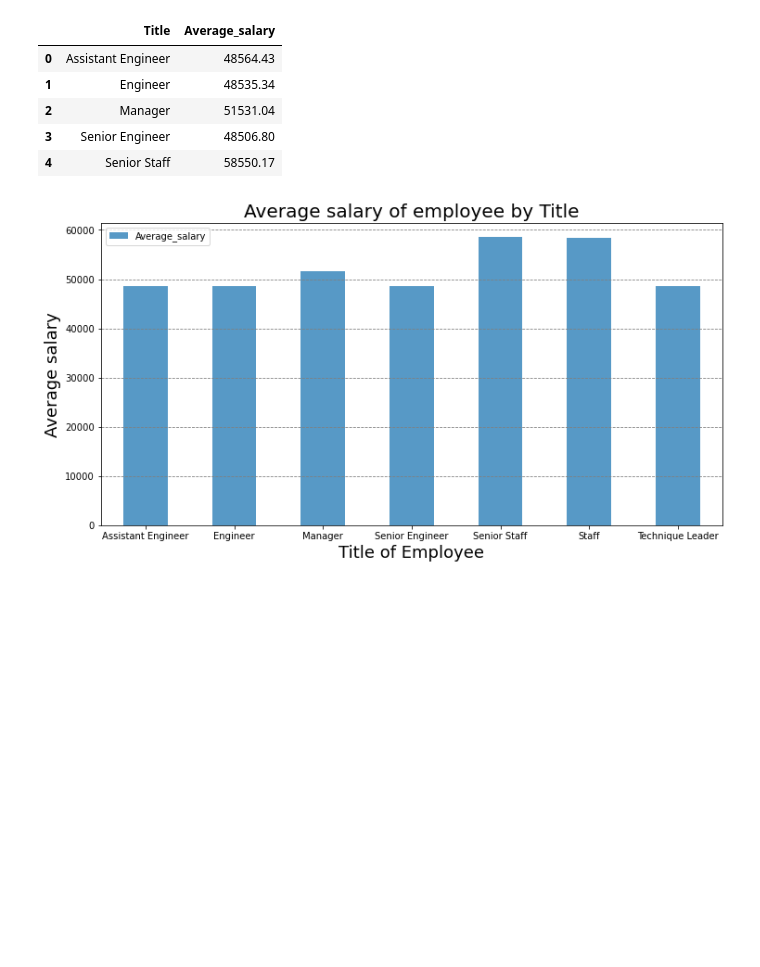
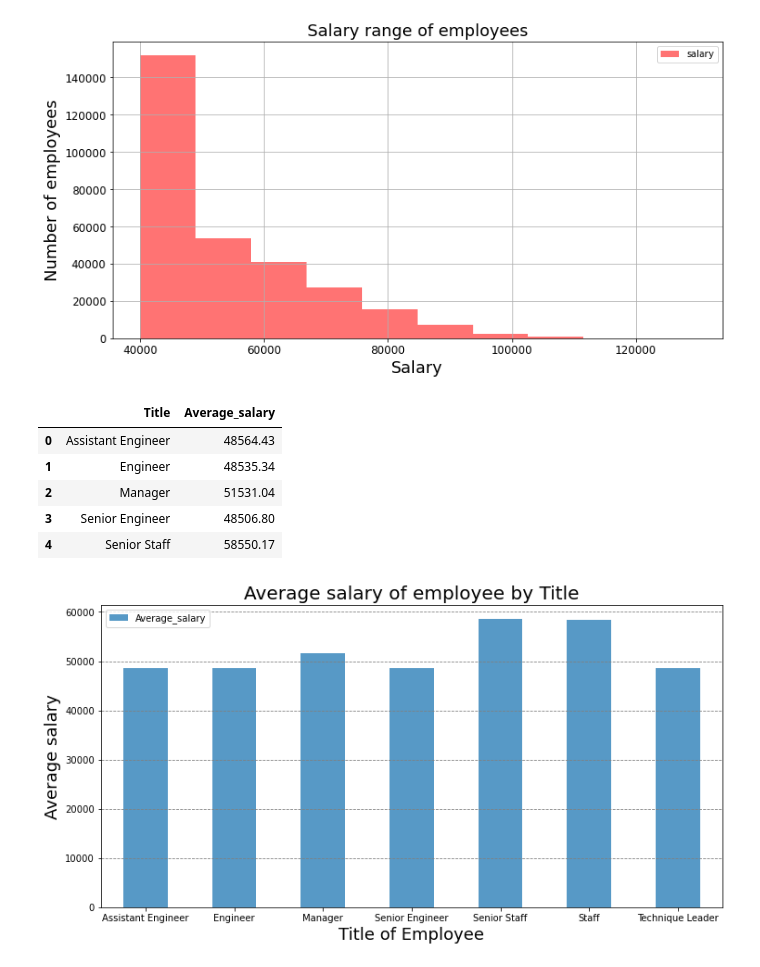
Before and after one commit to supriyada/sql-challenge, a Jupyter notebook: EmployeeSQL/Employee Analysis.ipynb, the cells around one changed output. Cells and saved outputs as stored; diff of their text form; code cells hidden in the pictures; blank space fills up the shorter version.

Commit message:
generated hist plot

```diff
--- a/EmployeeSQL/Employee Analysis.ipynb
+++ b/EmployeeSQL/Employee Analysis.ipynb
@@ -13,3 +15,6 @@ connection = engine.connect()
 employee_df = pd.read_sql_query('select * from employees',con=connection)
 salary_df = pd.read_sql_query('select * from salaries',con=connection)
 titles_df = pd.read_sql_query('select * from titles',con=connection)
+# %%
+employee_salary_df = pd.read_sql_query('SELECT * FROM salaries', con=connection)
+employee_salary_df.head()
@@ -16,3 +28,13 @@ titles_df = pd.read_sql_query('select * from titles',con=connection)
+# %%
+salary_hist_plot = employee_salary_df.hist(column = 'salary',bins = 10, grid=True, xlabelsize = 12, ylabelsize = 12,\
+        figsize=(12, 6),color = 'red',alpha = 0.55,legend = True)
+plt.title('Salary range of employees',fontdict={'fontsize':18})
+plt.xlabel('Salary',fontdict={'fontsize':18})
+plt.ylabel('Number of employees',fontdict={'fontsize':18})
+
+plt.show()
+# %% [output]
+[figure, added]
 # %%
 employee_salary_title_df = pd.read_sql_query('SELECT t.title AS "Title",round(avg(s.salary),2) AS "Average_salary" \
                                              FROM employees e, salaries s, titles t WHERE e.emp_no = s.emp_no \
```
Also changed, not shown: parts of 3 cells of this notebook.
